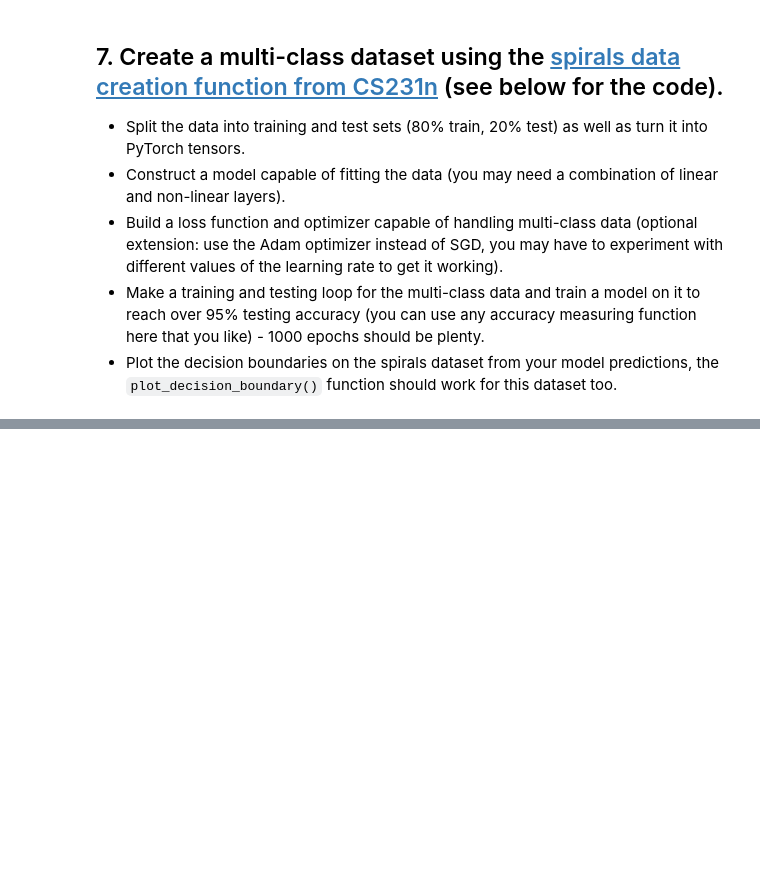
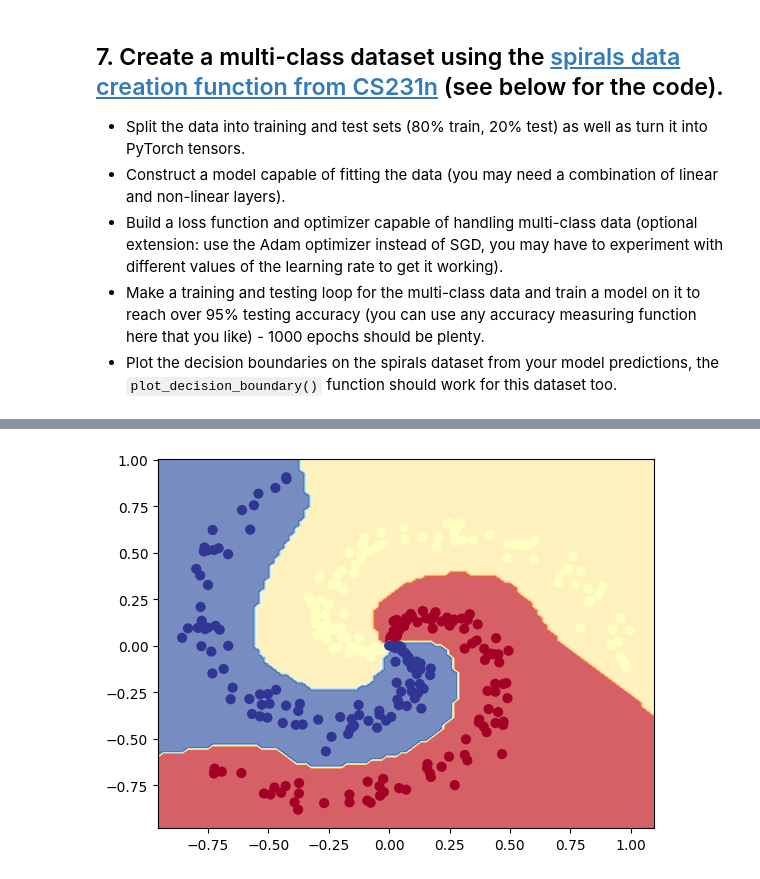
Before and after one commit to Undertaker-86/deep_learning, a Jupyter notebook: 02_pytorch_classification_exercises.ipynb, the cells around one changed output, grey strips where cells are left out. Saved outputs shown, nothing was run; the diff lists cells and outputs as text; code cells hidden in the pictures; blank space fills up the shorter version.

```diff
--- a/02_pytorch_classification_exercises.ipynb
+++ b/02_pytorch_classification_exercises.ipynb
@@ -342,3 +380,5 @@ y = torch.from_numpy(y).type(torch.LongTensor) # labels need to be of type long
 
 # Create train and test splits
 from sklearn.model_selection import train_test_split
+x_train, x_test, y_train, y_test = train_test_split(X, y, test_size=0.2)
+x_train.shape, torch.unique(y)
@@ -348,5 +390,5 @@ from sklearn.model_selection import train_test_split
 from torchmetrics import Accuracy
 
 ## TODO: uncomment the two lines below to send the accuracy function to the device
-# acc_fn = Accuracy(task="multiclass", num_classes=4).to(device)
-# acc_fn
+acc_fn = Accuracy(task="multiclass", num_classes=4).to(device)
+acc_fn
@@ -379,13 +466,42 @@ Pred labels:
 # %%
 # Setup loss function and optimizer
-# loss_fn =
-# optimizer =
+loss_fn = nn.CrossEntropyLoss()
+optimizer = torch.optim.Adam(params=softmax_clf.parameters(), lr=0.01)
 # %%
 # Build a training loop for the model
+epochs = 1000
+epoch_arr = []
+train_accuracy_arr = []
+train_loss_arr = []
+test_accuracy_arr = []
+test_loss_arr = []
 
+for epoch in range(epochs):
 # Loop over data
+    softmax_clf.train()
+    train_logit = softmax_clf(x_train)
+    y_prob = torch.softmax(train_logit, dim=1)
+    y_train_pred = torch.argmax(y_prob, dim=1)
+    train_accuracy = acc_fn(y_train_pred, y_train)
 
+    train_loss = loss_fn(train_logit, y_train)
+    optimizer.zero_grad()
+    train_loss.backward()
+    optimizer.step()
 
+    with torch.inference_mode():
+        test_logit = softmax_clf(x_test)
+        test_prob = torch.softmax(test_logit, dim=1)
+        test_pred = torch.argmax(test_prob, dim=1)
+        test_acc = acc_fn(test_pred, y_test)
+        test_loss = loss_fn(test_logit, y_test)
+    if epoch % 10 == 0:
+        epoch_arr.append(epoch)
+        train_accuracy_arr.append(train_accuracy)
+        train_loss_arr.append(train_loss)
+        test_accuracy_arr.append(test_acc)
+        test_loss_arr.append(test_loss)
+        print(f"Epoch: {epoch} | TRL: {train_loss} | TRA: {train_accuracy} | TEL: {test_loss} | TEA: {test_acc}")
   ## Training
 
   # 1. Forward pass
@@ -414,2 +548,5 @@ Pred labels:
 # %%
 # Plot decision boundaries for training and test sets
+plot_decision_boundary(softmax_clf, X, y)
+# %% [output]
+[figure, added]
```
Also changed, not shown: parts of 17 cells of this notebook.
